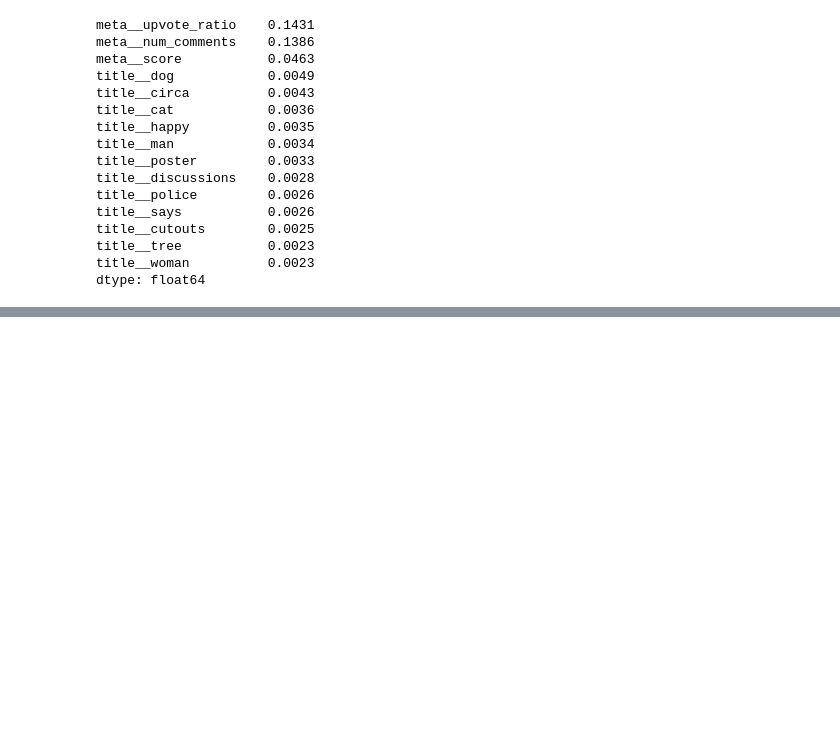
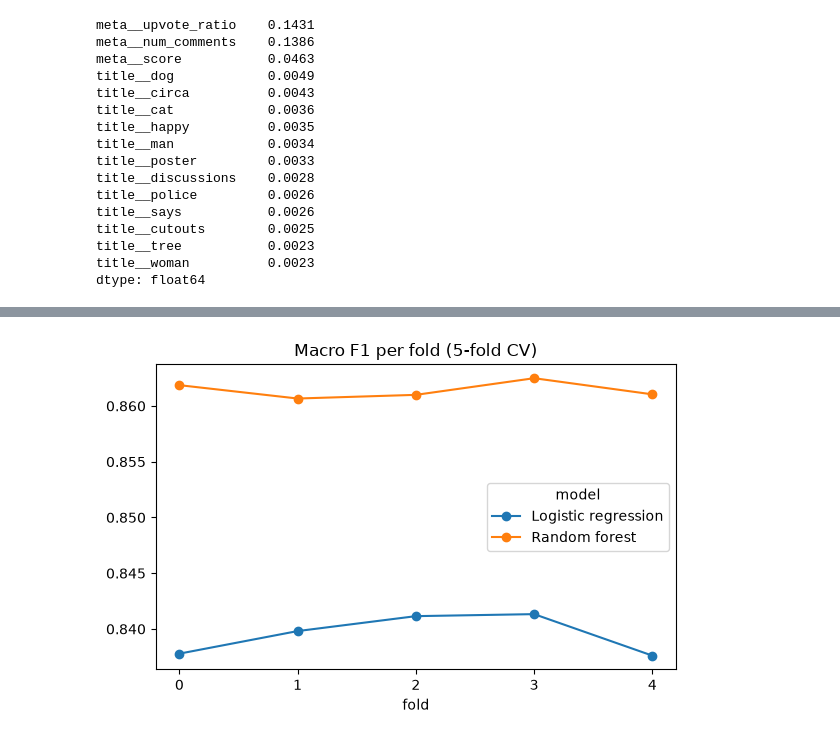
Before and after one commit to Turmenas/AI-based_fake-news-detection, a Jupyter notebook: notebooks/06_model_comparison.ipynb, the cells around one changed output, grey strips where cells are left out. Cells and saved outputs as stored; diff of their text form; code cells hidden in the pictures; blank space fills up the shorter version.

```diff
--- a/notebooks/06_model_comparison.ipynb
+++ b/notebooks/06_model_comparison.ipynb
@@ -33,6 +34,7 @@ The logistic regression pipeline saved by the first notebook is cloned: same set
 logreg = clone(joblib.load("../models/logreg_tfidf.joblib"))  # tie patys nustatymai kaip pirmame darbe, bet dar neismokytas
 forest = clone(logreg).set_params(clf=RandomForestClassifier(
     n_estimators=50, class_weight="balanced", n_jobs=4, random_state=SEED))  # medziai auga iki galo: bandant juos apriboti tikslumas krito; 4 branduoliai, kad kompiuteris neuzstrigtu
+specs = {"Logistic regression": clone(logreg), "Random forest": clone(forest)}  # neismokytos kopijos kryzminei patikrai
 models = {"Logistic regression": logreg, "Random forest": forest}
 # %% [markdown]
 ## 3. Train and predict
@@ -171,0 +192,11 @@ dtype: float64
+# %%
+del forest; gc.collect()  # galutinis miskas jau faile, o naujiems miskams reikia vietos
+cv = StratifiedKFold(n_splits=5, shuffle=True, random_state=SEED)  # kiekvienoje dalyje toks pat netikru ir tikru santykis
+cv_scores = {}
+for name, spec in specs.items():
+    t = time.perf_counter()
+    s = cross_validate(spec, X_train, y_train, cv=cv, scoring=["accuracy", "f1_macro", "roc_auc"])  # dalys skaiciuojamos viena po kitos, todel atmintyje vienu metu tik vienas miskas
+    cv_scores[name] = pd.DataFrame({k.removeprefix("test_"): v for k, v in s.items() if k.startswith("test_")})
+    print(f"{name}: {time.perf_counter() - t:.0f} s")
+cv_all = pd.concat(cv_scores, names=["model", "fold"])
+cv_all.groupby("model").agg(["mean", "std"]).round(4)
@@ -171,0 +226,5 @@ dtype: float64
+# %%
+ax = cv_all["f1_macro"].unstack("model").plot(marker="o", figsize=(6, 4), title="Macro F1 per fold (5-fold CV)")
+ax.set_xlabel("fold"); ax.set_xticks(range(5)); plt.tight_layout(); plt.savefig(FIG / "cmp_cv.png", dpi=120); plt.show()
+# %% [output]
+[figure, added]
```
Also changed, not shown: parts of 9 cells of this notebook, 1 other file.
